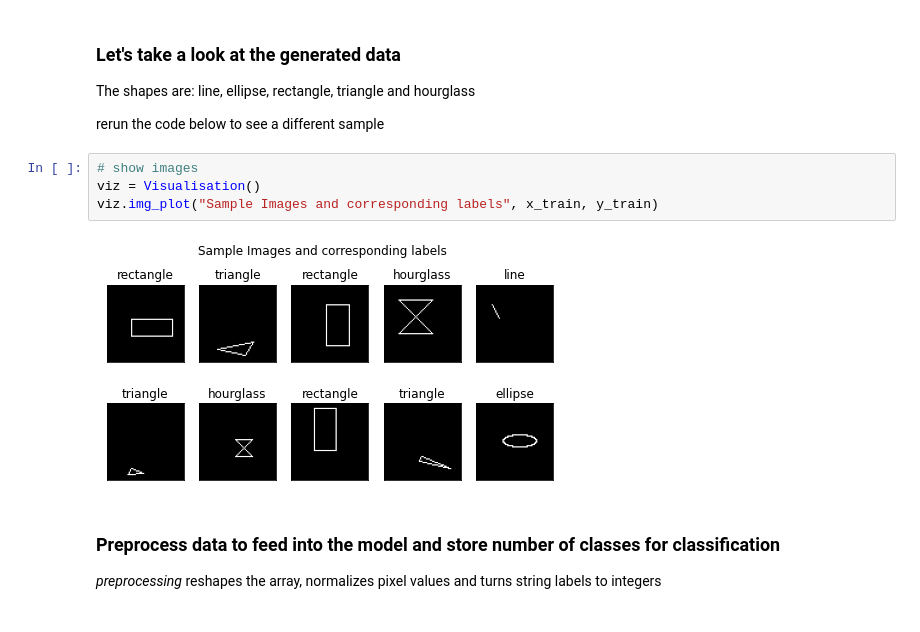
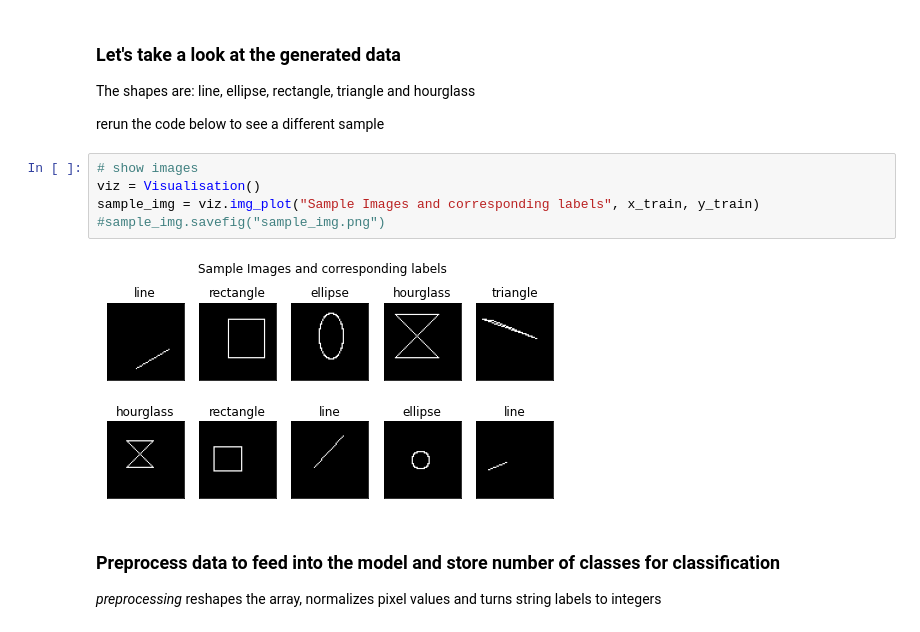
Before and after one commit to ftrtz/ai_library, a Jupyter notebook: main.ipynb, the cells around one changed output. Cells and saved outputs as stored; diff of their text form.

```diff
--- a/main.ipynb
+++ b/main.ipynb
@@ -35,9 +35,10 @@ rerun the code below to see a different sample
 # %%
 # show images
 viz = Visualisation()
-viz.img_plot("Sample Images and corresponding labels", x_train, y_train)
+sample_img = viz.img_plot("Sample Images and corresponding labels", x_train, y_train)
+#sample_img.savefig("sample_img.png")
 # %% [output]
-[figure, old version]
+[figure, new version]
 # %% [markdown]
 ### Preprocess data to feed into the model and store number of classes for classification
 *preprocessing* reshapes the array, normalizes pixel values and turns string labels to integers
```
Also changed, not shown: parts of 5 cells of this notebook, 2 other files.
